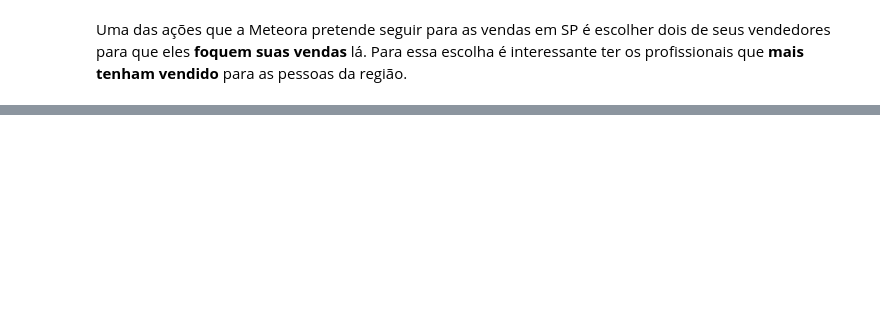
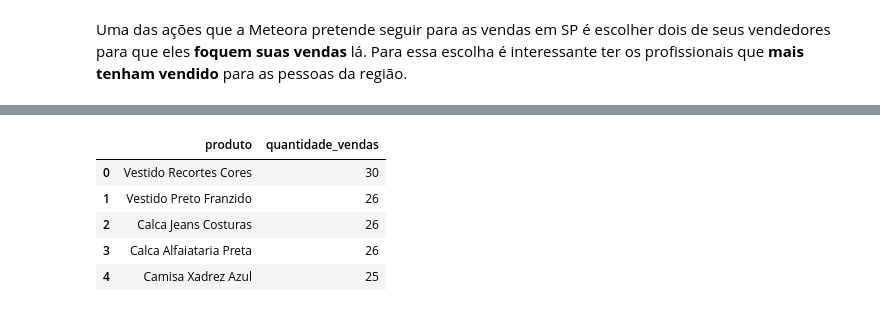
Before and after one commit to strawndri/meteora-analise, a Jupyter notebook: Notebook_Meteora.ipynb, the cells around one changed output, grey strips where cells are left out. Drawn from its saved outputs; the diff is of its cells as text; code cells hidden in the pictures; blank space fills up the shorter version.

```diff
--- a/Notebook_Meteora.ipynb
+++ b/Notebook_Meteora.ipynb
@@ -299,0 +366,17 @@ Uma das ações que a Meteora pretende seguir para as vendas em SP é escolher d
+# %%
+query = '''SELECT produtos.produto, COUNT(*) AS quantidade_vendas
+FROM produtos
+JOIN pedidos
+ON pedidos.produto_id = produtos.produto_id
+WHERE strftime('%m', data_compra) = '12'
+GROUP BY produtos.produto
+ORDER BY quantidade_vendas DESC;
+'''
+sql_df(query).head(5)
+# %% [output]
+|  | produto | quantidade_vendas |
+| 0 | Vestido Recortes Cores | 30 |
+| 1 | Vestido Preto Franzido | 26 |
+| 2 | Calca Jeans Costuras | 26 |
+| 3 | Calca Alfaiataria Preta | 26 |
+| 4 | Camisa Xadrez Azul | 25 |
```
Also changed, not shown: parts of 11 cells of this notebook.
